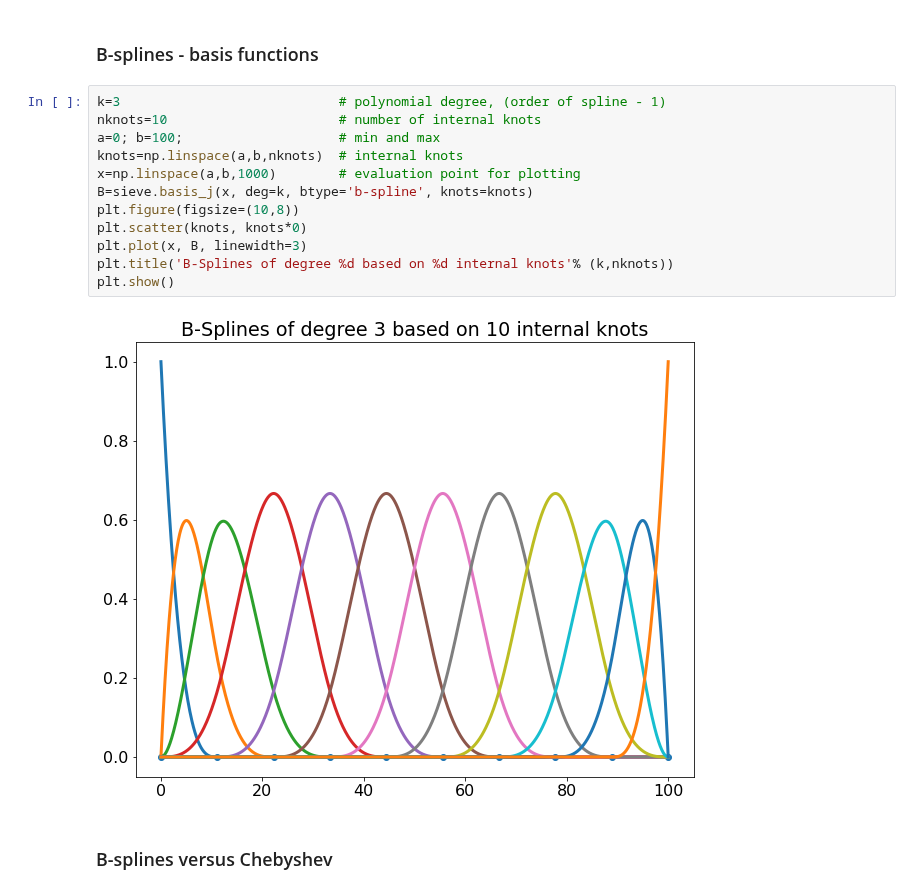
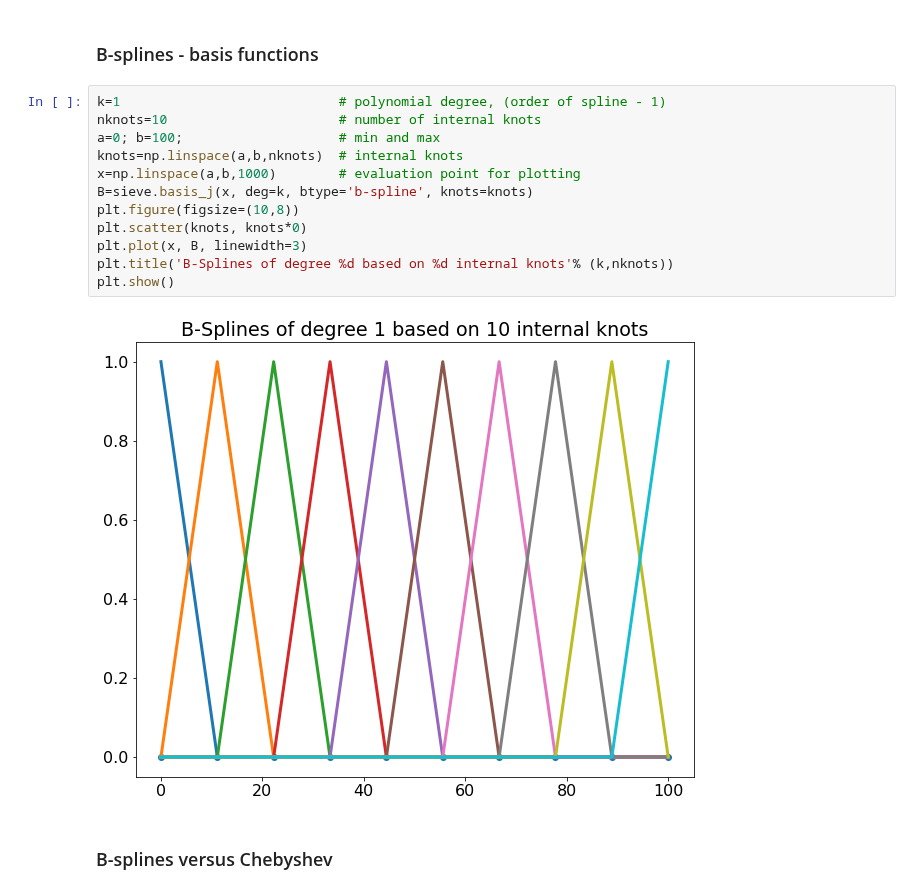
Before and after one commit to bschjerning/dp_ucph, a Jupyter notebook: 1_theory_tools/05_interpolation.ipynb, the cells around one changed output. Cells and saved outputs as stored; diff of their text form.

```diff
--- a/1_theory_tools/05_interpolation.ipynb
+++ b/1_theory_tools/05_interpolation.ipynb
@@ -462,19 +477,19 @@ $t_{i+1}$ to $t_{i+k+1}$.
 # %% [markdown]
 ### B-splines  - basis functions
 # %%
-k=3                            # polynomial degree, (order of spline - 1)
+k=1                            # polynomial degree, (order of spline - 1)
 nknots=10                      # number of internal knots
 a=0; b=100;                    # min and max
 knots=np.linspace(a,b,nknots)  # internal knots
 x=np.linspace(a,b,1000)        # evaluation point for plotting
 B=sieve.basis_j(x, deg=k, btype='b-spline', knots=knots)
 plt.figure(figsize=(10,8))
 plt.scatter(knots, knots*0)
 plt.plot(x, B, linewidth=3)
 plt.title('B-Splines of degree %d based on %d internal knots'% (k,nknots))
 plt.show()
 # %% [output]
-[figure, old version]
+[figure, new version]
 # %% [markdown]
 ### B-splines versus Chebyshev
 # %%
```
Also changed, not shown: parts of 9 cells of this notebook, 2 other files.
